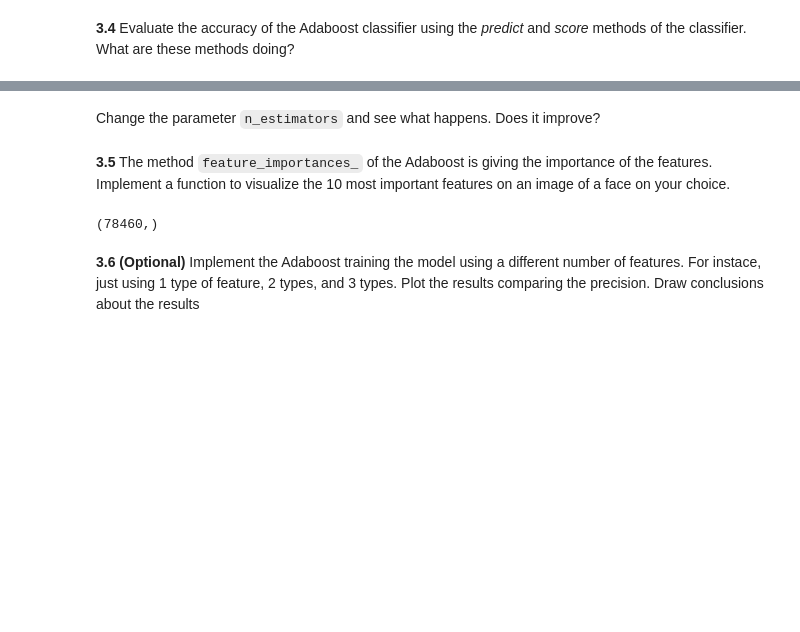
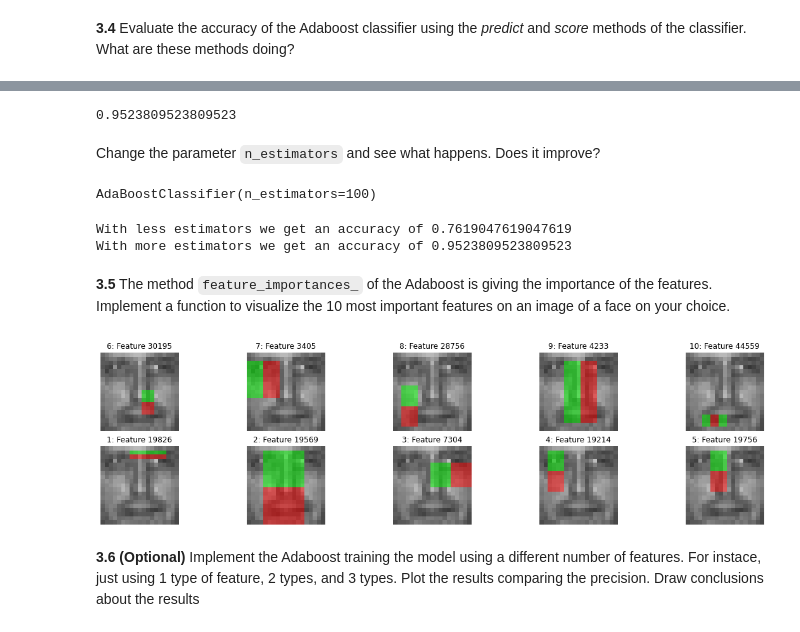
Before and after one commit to mates-info/artificial-vision, a Jupyter notebook: p6/P6_AntonioTigri_AndreuVall/P6_2022_23.ipynb, the cells around one changed output, grey strips where cells are left out. Saved outputs shown, nothing was run; the diff lists cells and outputs as text; code cells hidden in the pictures; blank space fills up the shorter version.

Commit message:
Finished AdaBoost part

```diff
--- a/p6/P6_AntonioTigri_AndreuVall/P6_2022_23.ipynb
+++ b/p6/P6_AntonioTigri_AndreuVall/P6_2022_23.ipynb
@@ -279,2 +310,11 @@ y_pred = clf.predict(X_test)
+# %%
+y_pred = clf.predict(X_test)
+
+def show_acc(pred, test):
+    return (pred == test).sum() / len(test)
+
+show_acc(y_pred, y_test)
+# %% [output]
+0.9523809523809523
 # %% [markdown]
 Change the parameter ``n_estimators`` and see what happens. Does it improve?
@@ -283,0 +321,8 @@ Change the parameter ``n_estimators`` and see what happens. Does it improve?
+# %%
+clf_less_estimators = AdaBoostClassifier(n_estimators=1)
+clf_more_estimators = AdaBoostClassifier(n_estimators=100)
+
+clf_less_estimators.fit(X_train, y_train)
+clf_more_estimators.fit(X_train, y_train)
+# %% [output]
+AdaBoostClassifier(n_estimators=100)
@@ -284,10 +332,57 @@ Change the parameter ``n_estimators`` and see what happens. Does it improve?
+# %%
+'''
+We will use the same train-test split to see if there are any changes
+based on the number of estimators.
+
+After training and predicting, we can see by showing the accuaracy
+that using significantly less estimators does increase the training error.
+This tells us that increasing the number of estimators improves the
+accuracy, but this is not the case here (tho it is true in general). Here
+though, it seems that 50 estimators are more than enough and increasing
+that number does not improve tha accuracy of the model.
+
+This can happen either because the training data is not representative enough
+(because it is either too small or the data is not representative, in this case
+the former might be it) or adaboost's decision tree is not good enough to learn
+from the data.
+'''
+
+print("With less estimators we get an accuracy of", show_acc(y_pred_less_estimators, y_test))
+print("With more estimators we get an accuracy of", show_acc(y_pred_more_estimators, y_test))
+# %% [output]
+With less estimators we get an accuracy of 0.7619047619047619
+With more estimators we get an accuracy of 0.9523809523809523
 # %% [markdown]
 **3.5** The method ``feature_importances_`` of the Adaboost is giving the importance of the features. Implement a function to visualize the 10 most important features on an image of a face on your choice.
-# %%
-#your solution
-
-print(clf.feature_importances_.shape)
-# %% [output]
-(78460,)
+# %%
+from math import ceil
+
+'''
+We will proceed similarly to the previous method that we used to visualize features. Here, though, we will
+choose the indexes of the haar_like_feature_coord() output using the feature_importances_ function of
+the Adaboost instead of getting a random index. To get the 10 more important we will call the function
+argsort from numpy and slice it properly to get the last ten in the proper order (changing the sorting
+direction is another way). Note that we slice the returning value of feature_importances_, because it
+can contain more than one instance for the same feature and we want it to be the same size as
+haar_like_feature_coord()
+'''
+
+def show_more_important_features(clf, image, feature_types, n):
+    fig, axs = plt.subplots(nrows=ceil(n/5), ncols=5, figsize=(20, 5))
+    coords, _ = haar_like_feature_coord(width=image.shape[0], height=image.shape[1], feature_type=feature_types)
+
+    important_features_indexes = np.argsort(clf.feature_importances_[:min((len(clf.feature_importances_), len(coords)))])[:-n-1:-1]
+
+    for i in range(n):
+        image_feature = draw_haar_like_feature(image, 0, 0, image.shape[0], image.shape[1], [coords[important_features_indexes[i]]])
+        axs[int(i < 5)][i % 5].imshow(image_feature)
+        axs[int(i < 5)][i % 5].set_title(str(i+1) + ': Feature ' + str(important_features_indexes[i]))
+        axs[int(i < 5)][i % 5].axis('off')
+
+    plt.show()
+
+show_more_important_features(clf, face, feature_types, 10)
+# %% [output]
+[figure, added]
 # %% [markdown]
 **3.6 (Optional)** Implement the Adaboost training the model using a different number of features. For instace,  just using 1 type of feature, 2 types, and 3 types. Plot the results comparing the precision. Draw conclusions about the results
```
Also changed, not shown: parts of 35 cells of this notebook.
